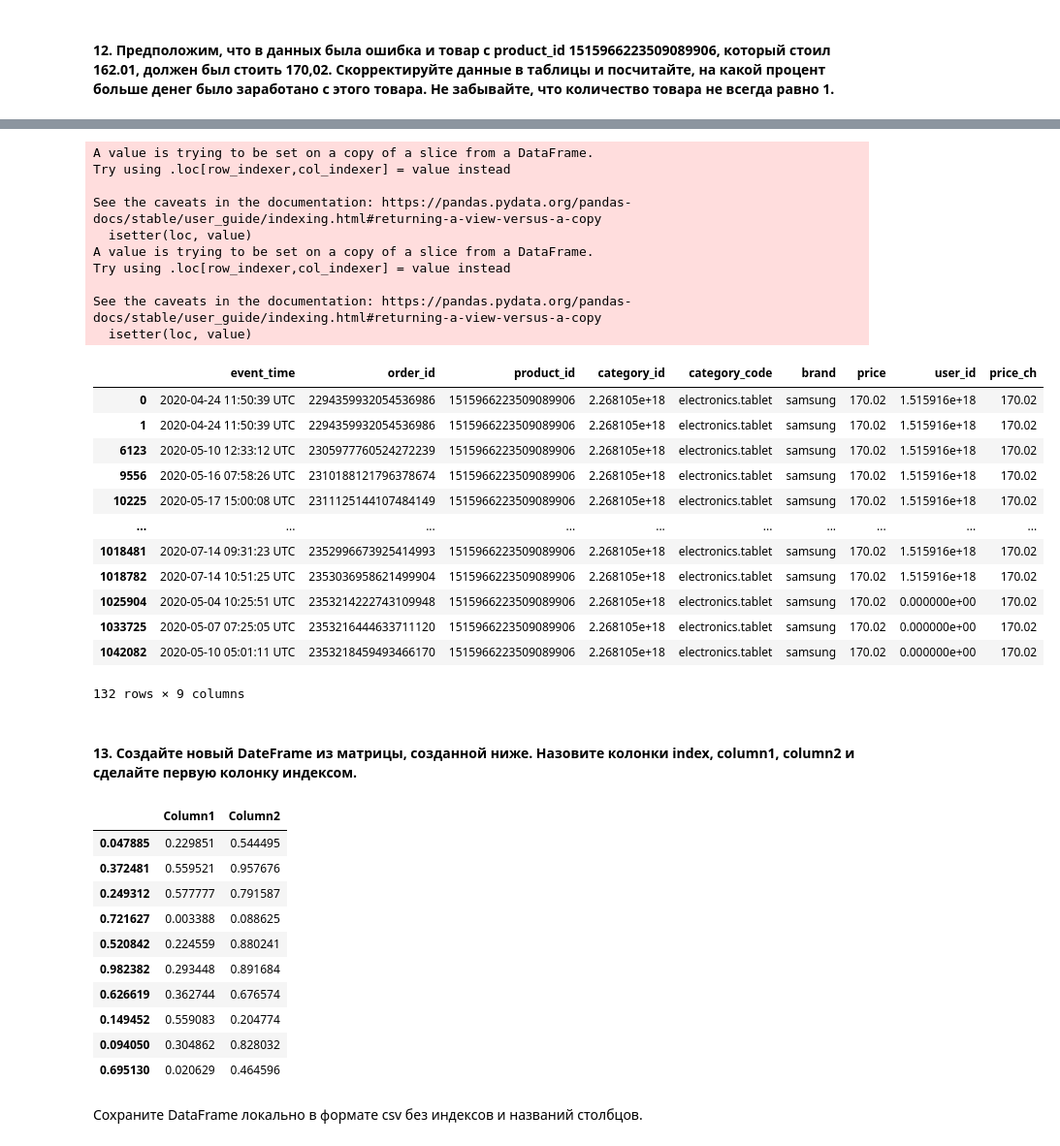
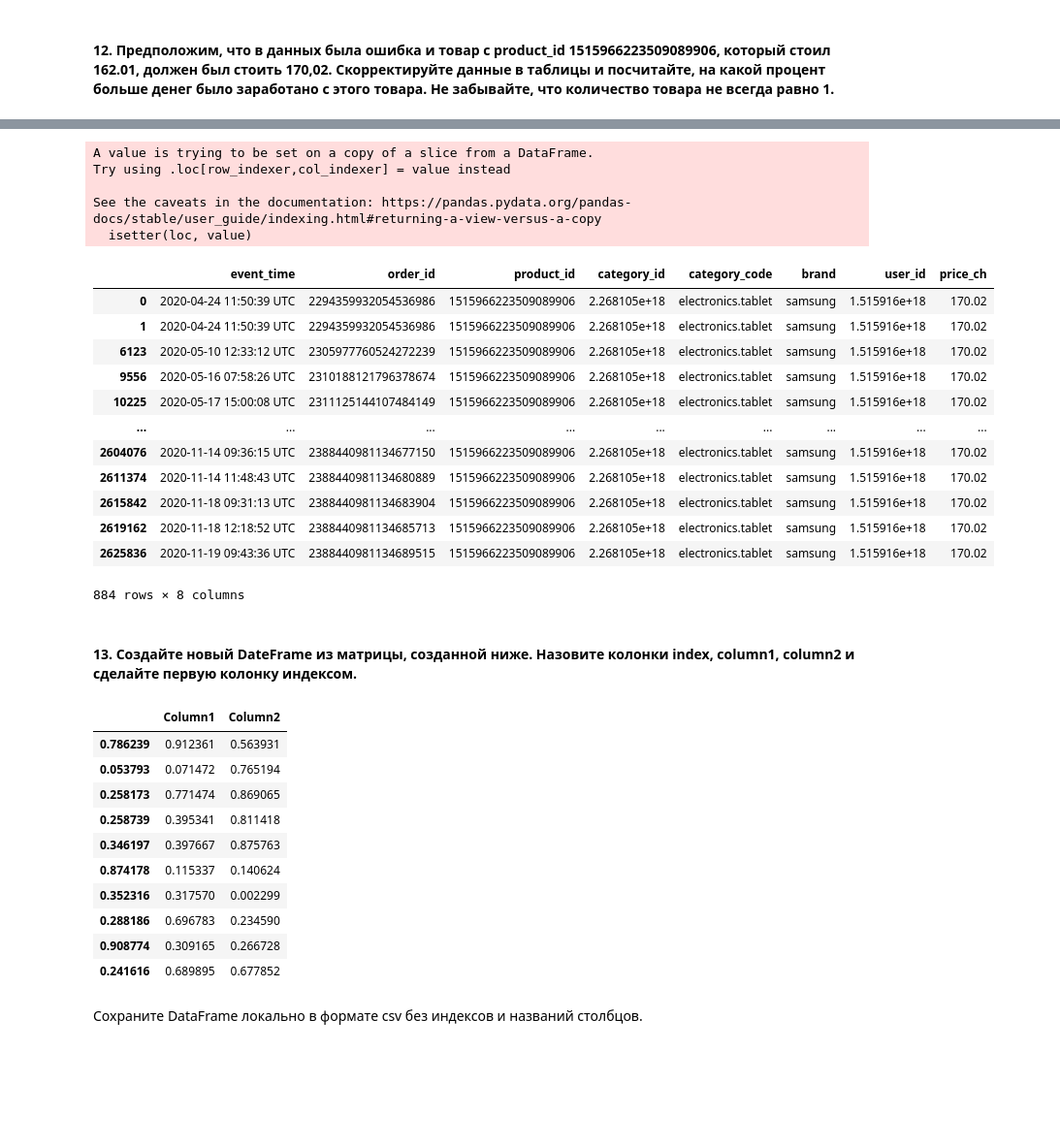
Before and after one commit to Renata-Yun/python_labs, a Jupyter notebook: Ataulina_R_DM&DB_lab1.ipynb, the cells around one changed output, grey strips where cells are left out. Shown at 97% size. Cells and saved outputs as stored; diff of their text form; code cells hidden in the pictures; blank space fills up the shorter version.

```diff
--- a/Ataulina_R_DM&DB_lab1.ipynb
+++ b/Ataulina_R_DM&DB_lab1.ipynb
@@ -75,8 +75,7 @@ import pandas
 # %% [markdown]
 #### 1. Прочитайте файл с таблицей, выведите последние 10 строк.
 # %%
-data = pandas.read_csv('data_for_lab_1.csv', delimiter=',',
-                       names=['event_time','order_id','product_id','category_id','category_code','brand','price','user_id'])
+data = pandas.read_csv('data_for_lab-1.csv', delimiter=',')
 data.tail(10)
 # %% [output]
 |  | event_time | order_id | product_id | category_id | category_code | brand | price | user_id |
@@ -103,5 +102,2 @@ Count: 390
 # %% [markdown]
 #### 3. Найдите столбцы с пустыми значениями, заполните строковые значения пустой строкой, числовые - 0.
-# %%
-data=data.fillna(0)
-data
@@ -121,0 +104,5 @@ data
+# %%
+data.category_code.fillna('',inplace=True)
+data.isna().sum()
+data=data
+data
@@ -140,6 +144,7 @@ print(minsk)
 # %% [markdown]
 Удалите старую колонку с ценой.
 # %%
-data.drop(columns = ['price'],axis = 0)
+data=data.drop(columns = ['price'],axis = 0)
+data
 # %% [output]
 |  | event_time | order_id | product_id | category_id | category_code | brand | user_id | price_ch |
@@ -258,7 +262,6 @@ d11 = pandas.merge(data,tmp,on ='order_id')
 filter2 = data['product_id'].isin(['1515966223509089906'])
 df12=data[filter2]
 sum1=df12['price_ch'].sum()
-df12.loc[(df12.price!=170.02), 'price']=170.02
 df12.loc[(df12.price_ch!=170.02), 'price_ch']=170.02
 sum2=df12['price_ch'].sum()
 result=sum2*100/sum1-100
@@ -269,46 +272,41 @@ df12
 A value is trying to be set on a copy of a slice from a DataFrame.
 Try using .loc[row_indexer,col_indexer] = value instead
 
 See the caveats in the documentation: https://pandas.pydata.org/pandas-docs/stable/user_guide/indexing.html#returning-a-view-versus-a-copy
   isetter(loc, value)
-A value is trying to be set on a copy of a slice from a DataFrame.
-Try using .loc[row_indexer,col_indexer] = value instead
-
-See the caveats in the documentation: https://pandas.pydata.org/pandas-docs/stable/user_guide/indexing.html#returning-a-view-versus-a-copy
-  isetter(loc, value)
-|  | event_time | order_id | product_id | category_id | category_code | brand | price | user_id | price_ch |
-| 0 | 2020-04-24 11:50:39 UTC | 2294359932054536986 | 1515966223509089906 | 2.268105e+18 | electronics.tablet | samsung | 170.02 | 1.515916e+18 | 170.02 |
-| 1 | 2020-04-24 11:50:39 UTC | 2294359932054536986 | 1515966223509089906 | 2.268105e+18 | electronics.tablet | samsung | 170.02 | 1.515916e+18 | 170.02 |
-| 6123 | 2020-05-10 12:33:12 UTC | 2305977760524272239 | 1515966223509089906 | 2.268105e+18 | electronics.tablet | samsung | 170.02 | 1.515916e+18 | 170.02 |
-| 9556 | 2020-05-16 07:58:26 UTC | 2310188121796378674 | 1515966223509089906 | 2.268105e+18 | electronics.tablet | samsung | 170.02 | 1.515916e+18 | 170.02 |
-| 10225 | 2020-05-17 15:00:08 UTC | 2311125144107484149 | 1515966223509089906 | 2.268105e+18 | electronics.tablet | samsung | 170.02 | 1.515916e+18 | 170.02 |
-| ... | ... | ... | ... | ... | ... | ... | ... | ... | ... |
-| 1018481 | 2020-07-14 09:31:23 UTC | 2352996673925414993 | 1515966223509089906 | 2.268105e+18 | electronics.tablet | samsung | 170.02 | 1.515916e+18 | 170.02 |
-| 1018782 | 2020-07-14 10:51:25 UTC | 2353036958621499904 | 1515966223509089906 | 2.268105e+18 | electronics.tablet | samsung | 170.02 | 1.515916e+18 | 170.02 |
-| 1025904 | 2020-05-04 10:25:51 UTC | 2353214222743109948 | 1515966223509089906 | 2.268105e+18 | electronics.tablet | samsung | 170.02 | 0.000000e+00 | 170.02 |
-| 1033725 | 2020-05-07 07:25:05 UTC | 2353216444633711120 | 1515966223509089906 | 2.268105e+18 | electronics.tablet | samsung | 170.02 | 0.000000e+00 | 170.02 |
-| 1042082 | 2020-05-10 05:01:11 UTC | 2353218459493466170 | 1515966223509089906 | 2.268105e+18 | electronics.tablet | samsung | 170.02 | 0.000000e+00 | 170.02 |
+|  | event_time | order_id | product_id | category_id | category_code | brand | user_id | price_ch |
+| 0 | 2020-04-24 11:50:39 UTC | 2294359932054536986 | 1515966223509089906 | 2.268105e+18 | electronics.tablet | samsung | 1.515916e+18 | 170.02 |
+| 1 | 2020-04-24 11:50:39 UTC | 2294359932054536986 | 1515966223509089906 | 2.268105e+18 | electronics.tablet | samsung | 1.515916e+18 | 170.02 |
+| 6123 | 2020-05-10 12:33:12 UTC | 2305977760524272239 | 1515966223509089906 | 2.268105e+18 | electronics.tablet | samsung | 1.515916e+18 | 170.02 |
+| 9556 | 2020-05-16 07:58:26 UTC | 2310188121796378674 | 1515966223509089906 | 2.268105e+18 | electronics.tablet | samsung | 1.515916e+18 | 170.02 |
+| 10225 | 2020-05-17 15:00:08 UTC | 2311125144107484149 | 1515966223509089906 | 2.268105e+18 | electronics.tablet | samsung | 1.515916e+18 | 170.02 |
+| ... | ... | ... | ... | ... | ... | ... | ... | ... |
+| 2604076 | 2020-11-14 09:36:15 UTC | 2388440981134677150 | 1515966223509089906 | 2.268105e+18 | electronics.tablet | samsung | 1.515916e+18 | 170.02 |
+| 2611374 | 2020-11-14 11:48:43 UTC | 2388440981134680889 | 1515966223509089906 | 2.268105e+18 | electronics.tablet | samsung | 1.515916e+18 | 170.02 |
+| 2615842 | 2020-11-18 09:31:13 UTC | 2388440981134683904 | 1515966223509089906 | 2.268105e+18 | electronics.tablet | samsung | 1.515916e+18 | 170.02 |
+| 2619162 | 2020-11-18 12:18:52 UTC | 2388440981134685713 | 1515966223509089906 | 2.268105e+18 | electronics.tablet | samsung | 1.515916e+18 | 170.02 |
+| 2625836 | 2020-11-19 09:43:36 UTC | 2388440981134689515 | 1515966223509089906 | 2.268105e+18 | electronics.tablet | samsung | 1.515916e+18 | 170.02 |
-132 rows × 9 columns
+884 rows × 8 columns
 # %% [markdown]
 #### 13. Создайте новый DateFrame из матрицы, созданной ниже. Назовите колонки index, column1, column2 и сделайте первую колонку индексом.
 # %%
 import numpy as np
-data13 = np.random.rand(10, 3)
+df = np.random.rand(10, 3)
 
-data13 = pandas.DataFrame(data13[:,1:],columns=['Column1','Column2'],index = data13[:,0])
-data13
+df = pandas.DataFrame(df[:,1:],columns=['Column1','Column2'],index = df[:,0])
+df
 # %% [output]
 |  | Column1 | Column2 |
-| 0.047885 | 0.229851 | 0.544495 |
-| 0.372481 | 0.559521 | 0.957676 |
-| 0.249312 | 0.577777 | 0.791587 |
-| 0.721627 | 0.003388 | 0.088625 |
-| 0.520842 | 0.224559 | 0.880241 |
-| 0.982382 | 0.293448 | 0.891684 |
-| 0.626619 | 0.362744 | 0.676574 |
-| 0.149452 | 0.559083 | 0.204774 |
-| 0.094050 | 0.304862 | 0.828032 |
-| 0.695130 | 0.020629 | 0.464596 |
+| 0.786239 | 0.912361 | 0.563931 |
+| 0.053793 | 0.071472 | 0.765194 |
+| 0.258173 | 0.771474 | 0.869065 |
+| 0.258739 | 0.395341 | 0.811418 |
+| 0.346197 | 0.397667 | 0.875763 |
+| 0.874178 | 0.115337 | 0.140624 |
+| 0.352316 | 0.317570 | 0.002299 |
+| 0.288186 | 0.696783 | 0.234590 |
+| 0.908774 | 0.309165 | 0.266728 |
+| 0.241616 | 0.689895 | 0.677852 |
 # %% [markdown]
 Сохраните DataFrame локально в формате csv без индексов и названий столбцов.
 # %%
```
Also changed, not shown: parts of 15 cells of this notebook.
